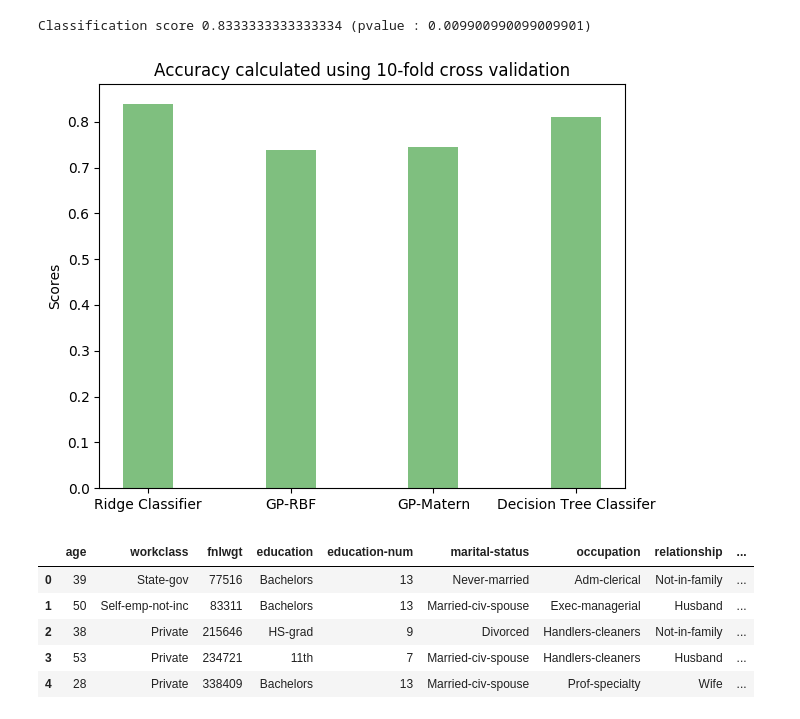
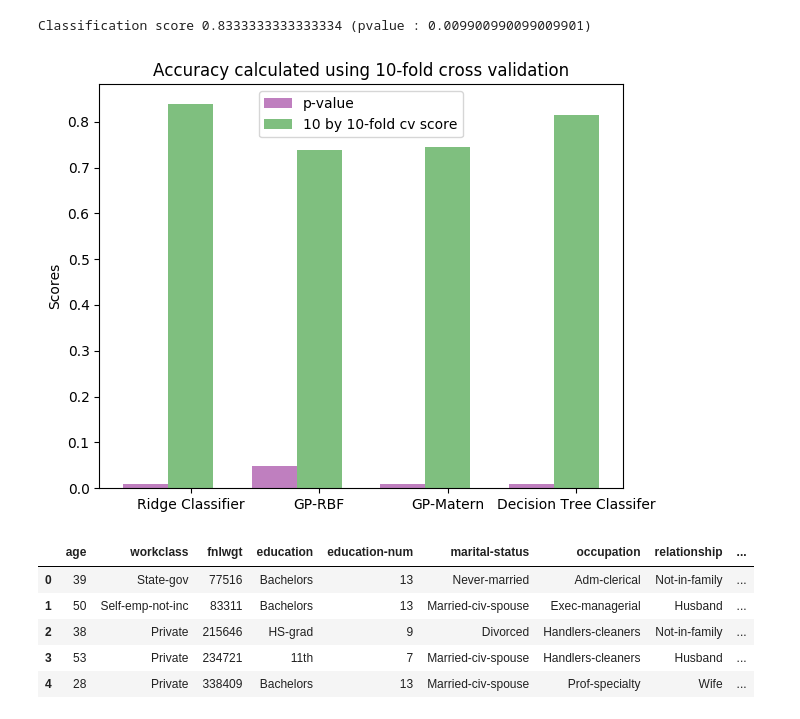
Before and after one commit to elanbmiller/MLApplicationProject, a Jupyter notebook: milestone 4/milestone4.ipynb, the cells around one changed output. Drawn from its saved outputs; the diff is of its cells as text; code cells hidden in the pictures.

Commit message:
adding tree results to graph

```diff
--- a/milestone 4/milestone4.ipynb
+++ b/milestone 4/milestone4.ipynb
@@ -185,21 +185,22 @@ Classification score 0.8333333333333334 (pvalue : 0.009900990099009901)
 # %%
 import matplotlib.pyplot as plt; plt.rcdefaults()
 
 #objects = ('Ridge Classifier', 'GP-RBF', 'GP-Matern', 'Iris PCA', 'Iris no PCA')
 objects = ('Ridge Classifier', 'GP-RBF', 'GP-Matern', 'Decision Tree Classifer')
 y_pos = np.arange(len(objects))
-#p_value = [0.009900990099009901, 0.04950495049504951, 0.009900990099009901, 0.009900990099009901, 0.009900990099009901]
-ten_by_ten_fold_score = [0.8395381823613324, 0.7383874287428742, 0.745, 0.81]
-#plt.bar(y_pos, p_value, 0.35, alpha=0.5, color='purple', label='p-value')
-plt.bar(y_pos + 0.35, ten_by_ten_fold_score, 0.35, alpha=0.5, color='g')#, label='10 by 10-fold cv score')
+#Iris p vals 0.009900990099009901, 0.009900990099009901
+p_value = [0.009900990099009901, 0.04950495049504951, 0.009900990099009901, 0.009900990099009901]
+ten_by_ten_fold_score = [0.8395381823613324, 0.7383874287428742, 0.745, 0.8145686940266158]
+plt.bar(y_pos, p_value, 0.35, alpha=0.5, color='purple', label='p-value')
+plt.bar(y_pos + 0.35, ten_by_ten_fold_score, 0.35, alpha=0.5, color='g', label='10 by 10-fold cv score')
 plt.ylabel('Scores')
 plt.title('Accuracy calculated using 10-fold cross validation')
 plt.xticks(y_pos + 0.35, objects)
 plt.tight_layout()
 plt.legend()
 plt.show()
 # %% [output]
-[figure, old version]
+[figure, new version]
 # %%
 train_df.head()
 # %% [output]
```
Also changed, not shown: 1 other file.
